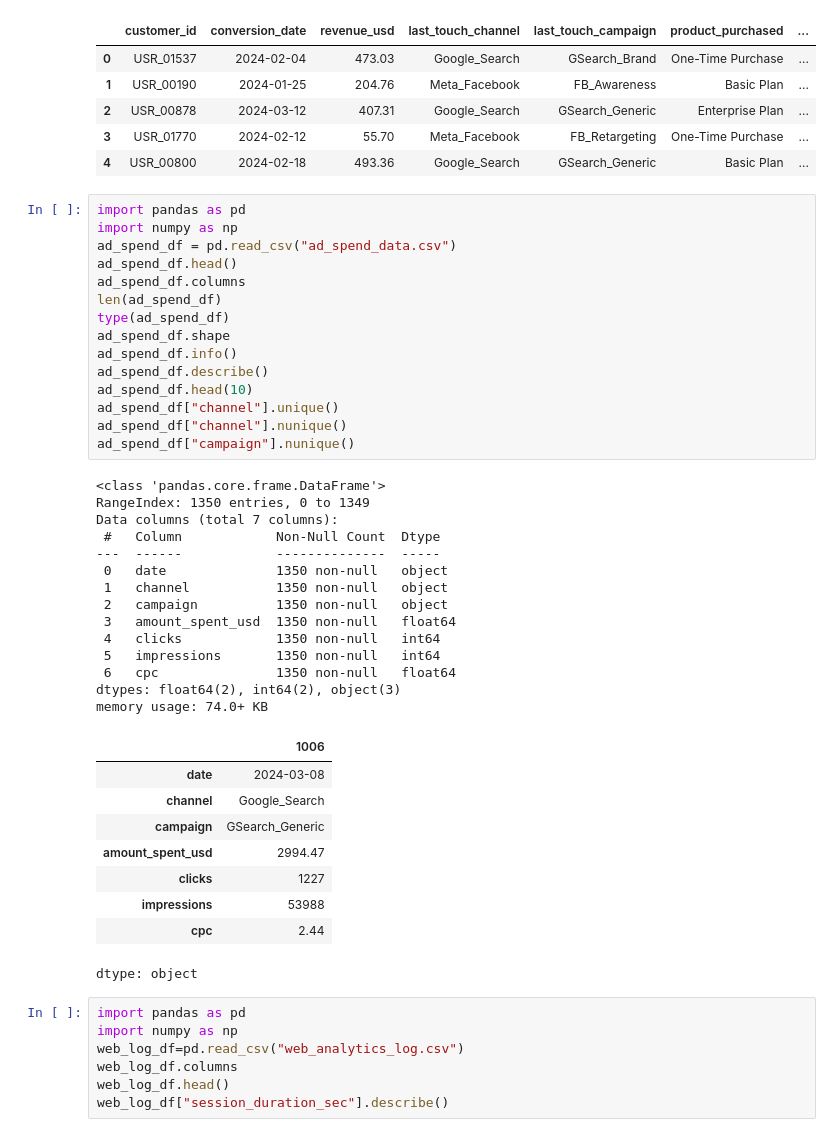
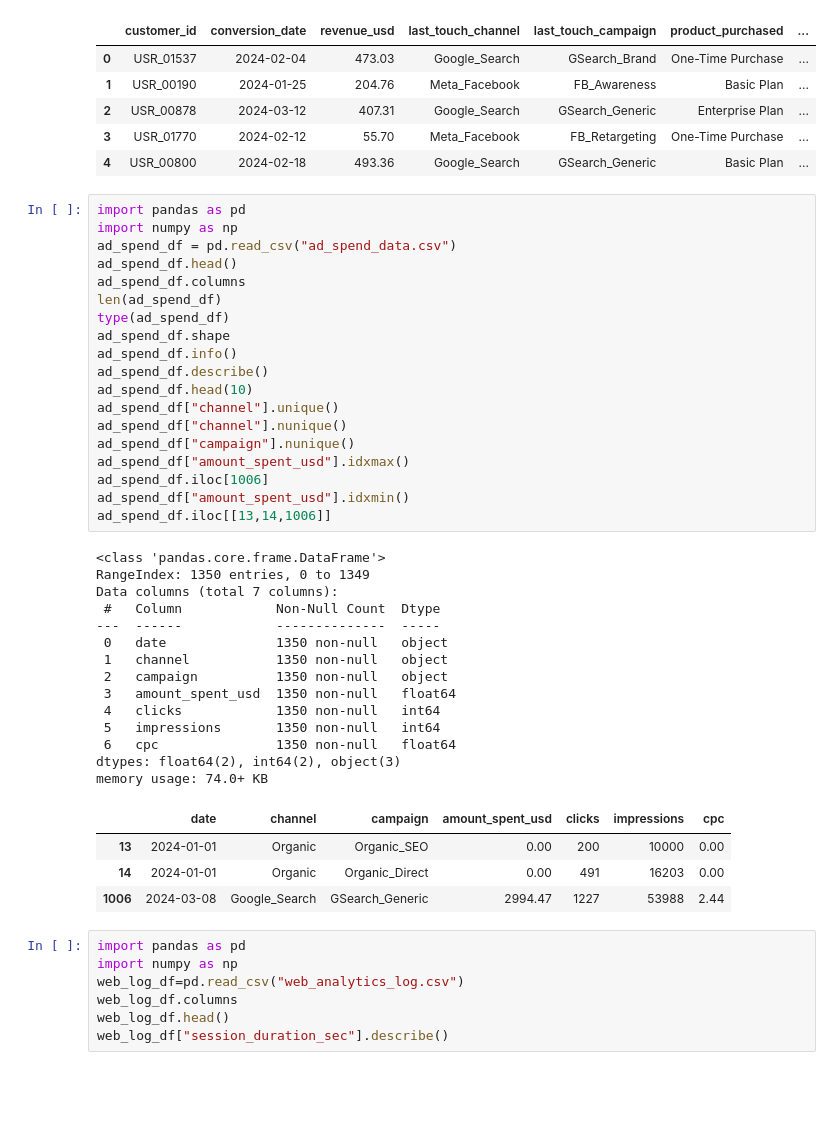
Before and after one commit to banerjee109/Infotact-Data-Team-2, a Jupyter notebook: Assignmenet_1_Roughbook.ipynb, the cells around one changed output. Drawn from its saved outputs; the diff is of its cells as text; blank space fills up the shorter version.

Commit message:
Analysed the maximum and minimum amounts spent in various campaigns

```diff
--- a/Assignmenet_1_Roughbook.ipynb
+++ b/Assignmenet_1_Roughbook.ipynb
@@ -213,42 +213,41 @@ memory usage: 32.9+ KB
 # %%
 import pandas as pd
 import numpy as np
 ad_spend_df = pd.read_csv("ad_spend_data.csv")
 ad_spend_df.head()
 ad_spend_df.columns
 len(ad_spend_df)
 type(ad_spend_df)
 ad_spend_df.shape
 ad_spend_df.info()
 ad_spend_df.describe()
 ad_spend_df.head(10)
 ad_spend_df["channel"].unique()
 ad_spend_df["channel"].nunique()
 ad_spend_df["campaign"].nunique()
+ad_spend_df["amount_spent_usd"].idxmax()
+ad_spend_df.iloc[1006]
+ad_spend_df["amount_spent_usd"].idxmin()
+ad_spend_df.iloc[[13,14,1006]]
 # %% [output]
 <class 'pandas.core.frame.DataFrame'>
 RangeIndex: 1350 entries, 0 to 1349
 Data columns (total 7 columns):
  #   Column            Non-Null Count  Dtype
 ---  ------            --------------  -----
  0   date              1350 non-null   object
  1   channel           1350 non-null   object
  2   campaign          1350 non-null   object
  3   amount_spent_usd  1350 non-null   float64
  4   clicks            1350 non-null   int64
  5   impressions       1350 non-null   int64
  6   cpc               1350 non-null   float64
 dtypes: float64(2), int64(2), object(3)
 memory usage: 74.0+ KB
-|  | 1006 |
-| date | 2024-03-08 |
-| channel | Google_Search |
-| campaign | GSearch_Generic |
-| amount_spent_usd | 2994.47 |
-| clicks | 1227 |
-| impressions | 53988 |
-| cpc | 2.44 |
+|  | date | channel | campaign | amount_spent_usd | clicks | impressions | cpc |
+| 13 | 2024-01-01 | Organic | Organic_SEO | 0.00 | 200 | 10000 | 0.00 |
+| 14 | 2024-01-01 | Organic | Organic_Direct | 0.00 | 491 | 16203 | 0.00 |
+| 1006 | 2024-03-08 | Google_Search | GSearch_Generic | 2994.47 | 1227 | 53988 | 2.44 |
-dtype: object
 # %%
 import pandas as pd
 import numpy as np
```
